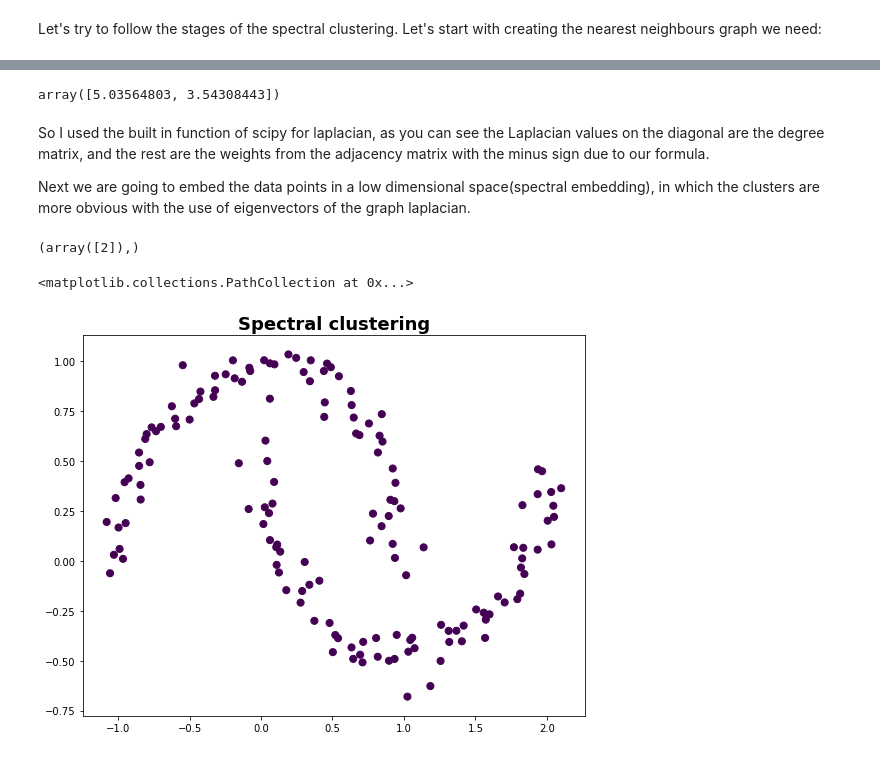
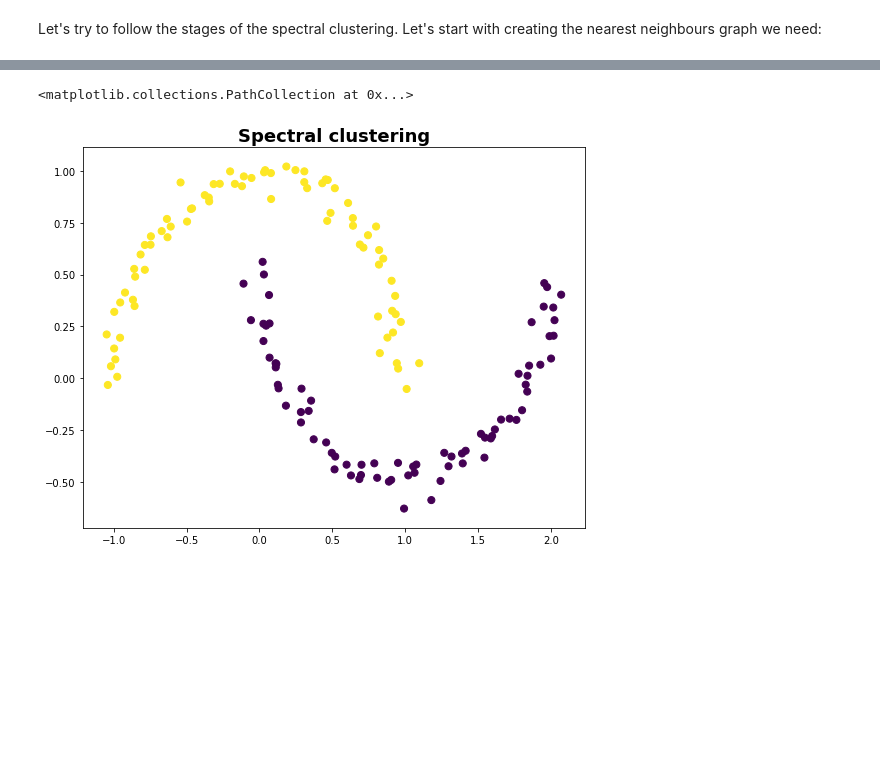
Before and after one commit to quanghoan/k-means-and-spectral-clustering, a Jupyter notebook: kmeans spectral clustering.ipynb, the cells around one changed output, grey strips where cells are left out. Drawn from its saved outputs; the diff is of its cells as text; code cells hidden in the pictures; blank space fills up the shorter version.

```diff
--- a/kmeans spectral clustering.ipynb
+++ b/kmeans spectral clustering.ipynb
@@ -50,7 +6,6 @@ interpreter: 64bit
 # %%
-from sklearn.datasets import make_moons
 
-X_mn, y_mn = make_moons(150, noise=.07, random_state=0)
+X_mn, y_mn = make_moons(150, noise=.05, random_state=0)
 cmap = 'viridis'
 dot_size=50
 fig, ax = plt.subplots(figsize=(9,7))
@@ -135,9 +32,0 @@ array([[ 5.03564803, -0.        , -0.        , -0.24272493, -0.        ],
-# %%
-B = np.sum(A,axis=0)
-B[:2]
-# %% [output]
-array([5.03564803, 3.54308443])
-# %% [markdown]
-So I used the built in function of scipy for laplacian, as you can see the Laplacian values on the diagonal are the degree matrix, and the rest are the weights from the adjacency matrix with the minus sign due to our formula.
-
-Next we are going to embed the data points in a low dimensional space(spectral embedding), in which the clusters are more obvious with the use of eigenvectors of the graph laplacian.
@@ -147,4 +32,0 @@ kmeans = KMeans(n_clusters=2, random_state=0).fit(eigvec)
-# %%
-np.where(eigval == np.partition(eigval, 1)[1])
-# %% [output]
-(array([2]),)
@@ -155,7 +33,12 @@ y_spec[y_spec > 0] = 1
 # %%
+
+model = SpectralClustering(n_clusters=2, affinity='nearest_neighbors',assign_labels='kmeans')
+
+labelsS = model.fit_predict(X_mn)
+
 fig, ax = plt.subplots(figsize=(9,7))
 ax.set_title('Spectral clustering', fontsize=18, fontweight='demi')
-ax.scatter(X_mn[:, 0], X_mn[:, 1],c=y_spec ,s=dot_size, cmap=cmap)
+plt.scatter(X_mn[:, 0], X_mn[:, 1], c=labelsS, s=dot_size, cmap=cmap)
 # %% [output]
 <matplotlib.collections.PathCollection at 0x...>
-[figure, old version]
+[figure, new version]
```
Also changed, not shown: parts of 15 cells of this notebook, 3 other files.
